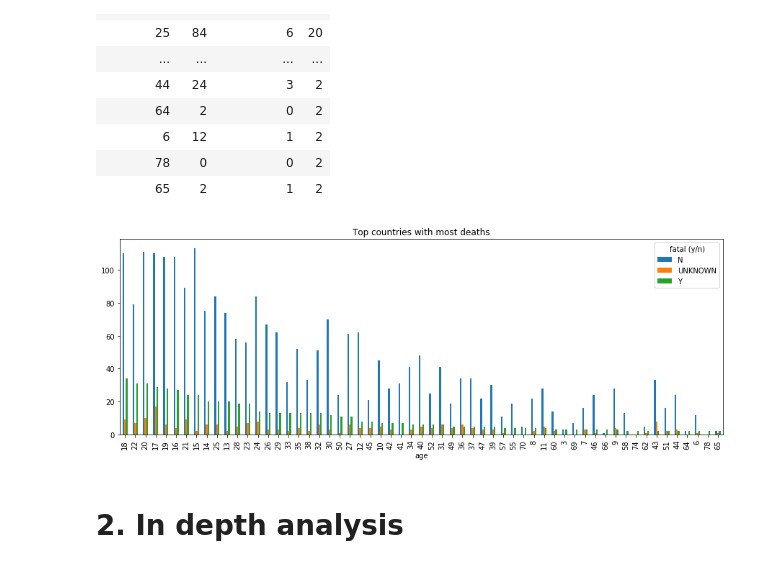
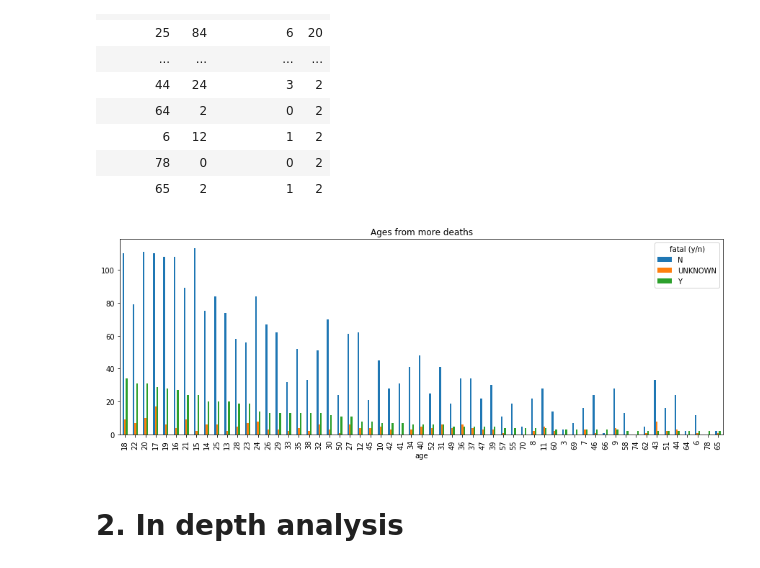
Before and after one commit to diego-florez/Global-Shark-Attacks, a Jupyter notebook: global-sharks-attack-analysis.ipynb, the cells around one changed output. Drawn from its saved outputs; the diff is of its cells as text; code cells hidden in the pictures.

```diff
--- a/global-sharks-attack-analysis.ipynb
+++ b/global-sharks-attack-analysis.ipynb
@@ -245,11 +245,11 @@ age
 # %%
 #we could have aranged age, however we wanted to have it like the original data to be more precise
 #some aspects to highlight are groups like 24 years old; which are in top 15 most attacked groups but the probality
 #of dying in attack is low
-age.plot(title = "Top countries with most deaths", kind = "bar", figsize = (15,5))
+age.plot(title = "Ages from more deaths", kind = "bar", figsize = (15,5))
 plt.show()
 # %% [output]
-[figure, old version]
+[figure, new version]
 # %% [markdown]
 # 2. In depth analysis
 # %%
```
Also changed, not shown: parts of 2 cells of this notebook.
